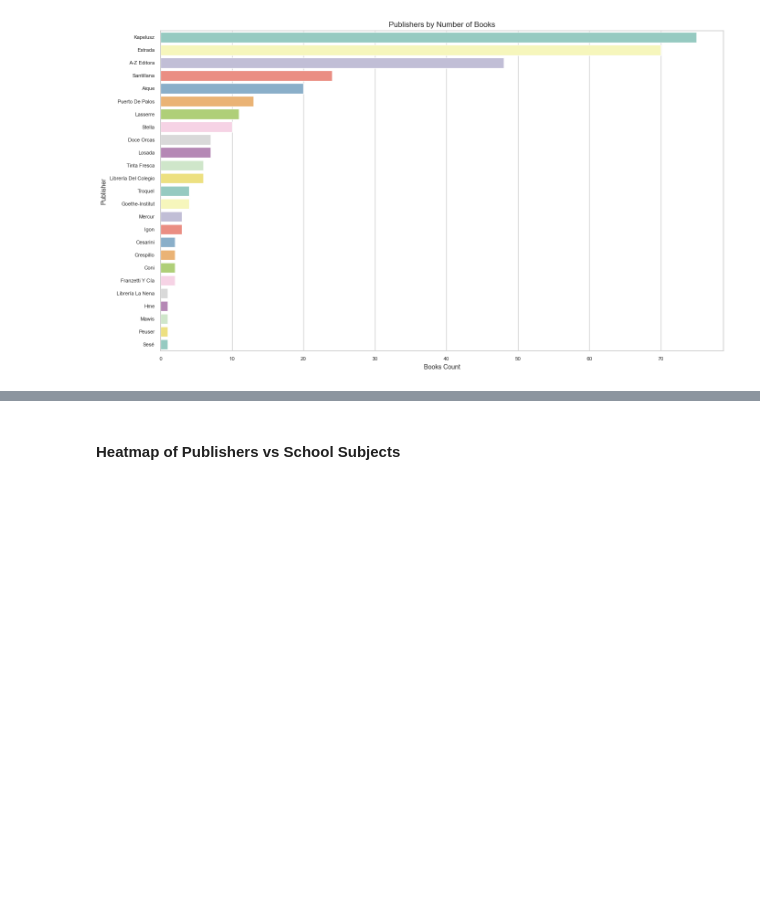
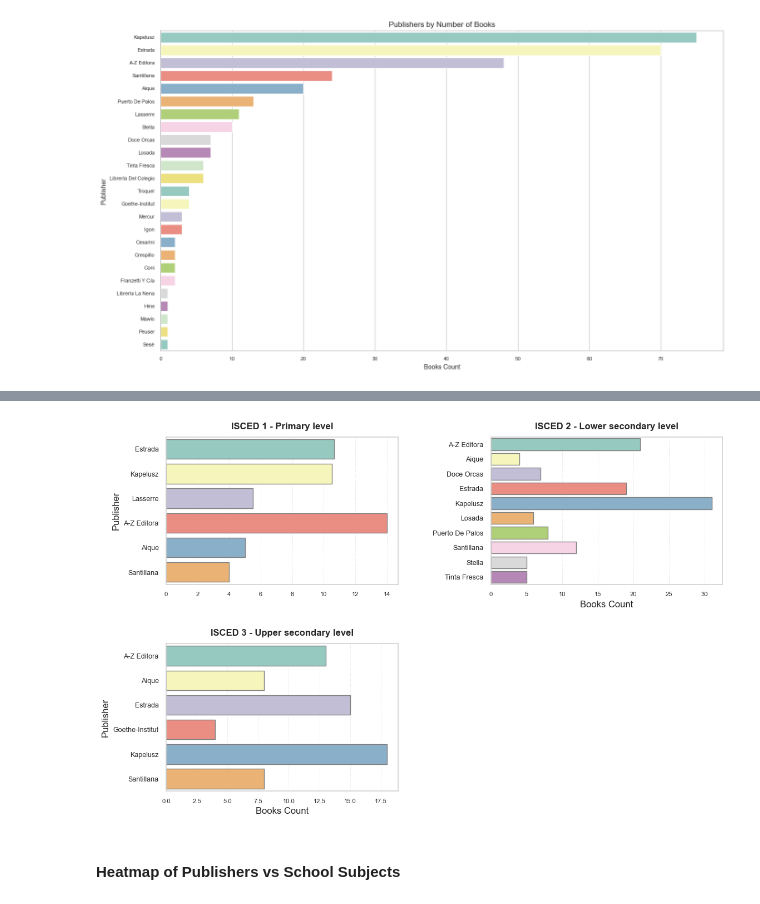
Before and after one commit to rominicky/miscellaneous, a Jupyter notebook: glotrec_explorating.ipynb, the cells around one changed output, grey strips where cells are left out. Drawn from its saved outputs; the diff is of its cells as text; code cells hidden in the pictures; blank space fills up the shorter version.

```diff
--- a/glotrec_explorating.ipynb
+++ b/glotrec_explorating.ipynb
@@ -248,3 +207,69 @@ for level, subdf in df.groupby(['Level of Education', 'Document Type']):
+# %%
+
+sns.set(style="whitegrid", rc={
+    "axes.facecolor": "white",
+    "figure.facecolor": "white",
+    "axes.edgecolor": "lightgray",
+    "grid.color": "lightgray"
+})
+
+# temporal dataframe with counts
+df_temp = (
+    df.groupby(['Level of Education', 'Document Type', 'Publisher'])
+      .size()
+      .reset_index(name='Books Count')
+)
+
+df_temp = df_temp[df_temp['Books Count'] > 3] #filter publishers with more than 3 books
+
+# create facet grid
+g = sns.FacetGrid(
+    df_temp,
+    col='Level of Education',
+    col_wrap=2,
+    sharex=False,
+    sharey=False,
+    height=4.5,
+    aspect=1.3,
+    margin_titles=True,
+    despine=False,
+)
+
+# facet_grid barplot
+g.map_dataframe(
+    sns.barplot,
+    x='Books Count',
+    y='Publisher',
+    hue='Publisher',
+    palette='Set3',
+    legend=False,
+    dodge=False,
+    edgecolor='gray',
+    errorbar=None
+)
+
+g.set_titles(col_template="{col_name}", fontsize=11, fontweight='bold', pad=10)
+
+# title styling and adjustments
+for ax in g.axes.flat:
+    if ax.get_legend():
+        ax.legend_.remove()
+
+    ax.tick_params(axis='y', labelsize=9)
+    ax.tick_params(axis='x', labelsize=8)
+    ax.grid(True, axis='x', linestyle=':', linewidth=0.5)
+
+# remove duplicate legends and add a single legend at the bottom
+handles, labels = g.axes.flat[0].get_legend_handles_labels()
+if handles:
+    g.fig.legend(handles, labels, loc='lower center', ncol=4, fontsize=9, frameon=False)
+
+# global labels
+g.set_axis_labels('Books Count', 'Publisher')
+plt.subplots_adjust(hspace=0.4, wspace=0.4, bottom=0.25)
+plt.show()
+# %% [output]
+[figure, added]
 # %% [markdown]
 #### Heatmap of Publishers vs School Subjects
 # %%
```
Also changed, not shown: parts of 27 cells of this notebook.
